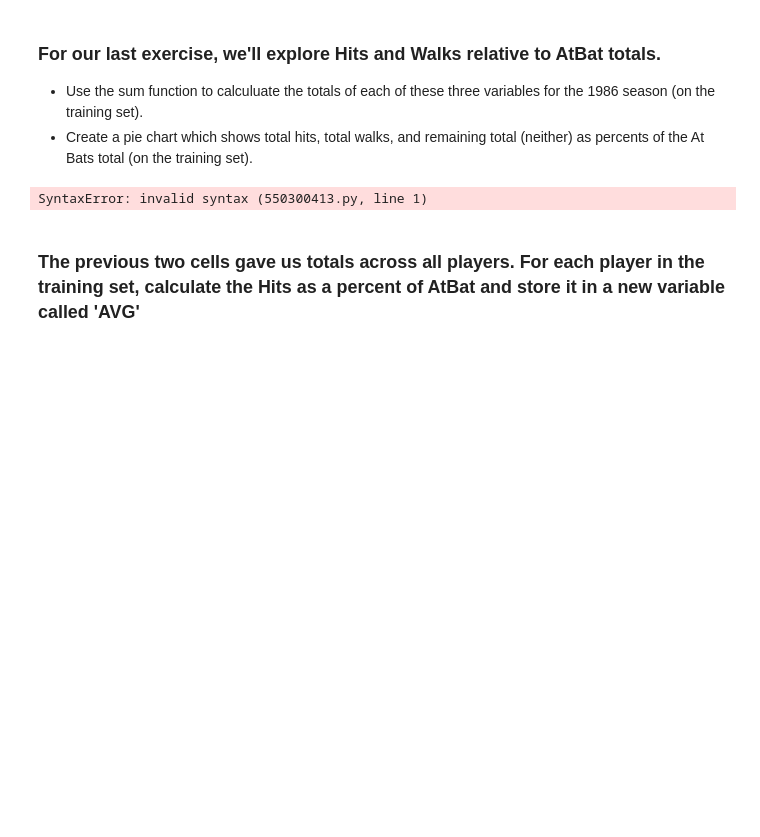
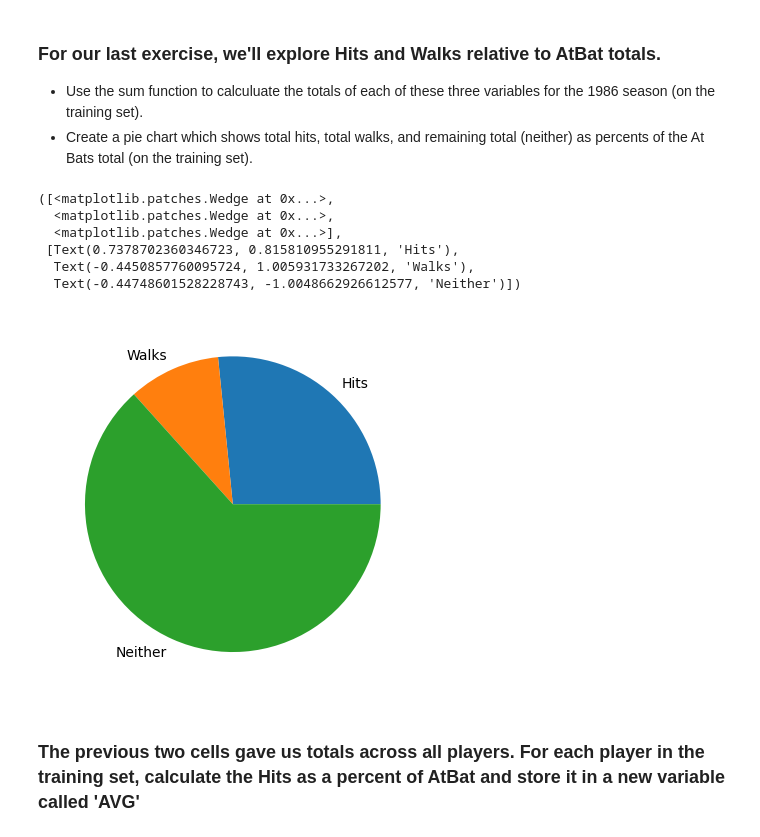
Before and after one commit to cartereleanor3/code_2600, a Jupyter notebook: mod03_eda.ipynb, the cells around one changed output. Cells and saved outputs as stored; diff of their text form; code cells hidden in the pictures; blank space fills up the shorter version.

```diff
--- a/mod03_eda.ipynb
+++ b/mod03_eda.ipynb
@@ -186,16 +205,23 @@ plt.show()
 - Use the sum function to calculuate the totals of each of these three variables for the 1986 season (on the training set).
 - Create a pie chart which shows total hits, total walks, and remaining total (neither) as percents of the At Bats total (on the training set).
 # %%
-TotHits = #fillin
-TotWalks = #fillin
-TotAtBat = #fillin
+TotHits = sum(Train["Hits"])
+TotWalks = sum(Train["Walks"])
+TotAtBat = sum(Train["AtBat"])
 
 Labels = ['Hits', 'Walks', 'Neither']
 Totals = [TotHits, TotWalks, TotAtBat-TotHits-TotWalks]
-# %% [output]
-SyntaxError: invalid syntax (550300413.py, line 1)
 # %%
 # pie chart
+plt.pie(Totals, labels=Labels)
+# %% [output]
+([<matplotlib.patches.Wedge at 0x...>,
+  <matplotlib.patches.Wedge at 0x...>,
+  <matplotlib.patches.Wedge at 0x...>],
+ [Text(0.7378702360346723, 0.815810955291811, 'Hits'),
+  Text(-0.4450857760095724, 1.005931733267202, 'Walks'),
+  Text(-0.44748601528228743, -1.0048662926612577, 'Neither')])
+[figure, added]
 # %% [markdown]
 ### The previous two cells gave us totals across all players. For each player in the training set, calculate the Hits as a percent of AtBat and store it in a new variable called 'AVG'
 # %%
```
Also changed, not shown: parts of 7 cells of this notebook.
